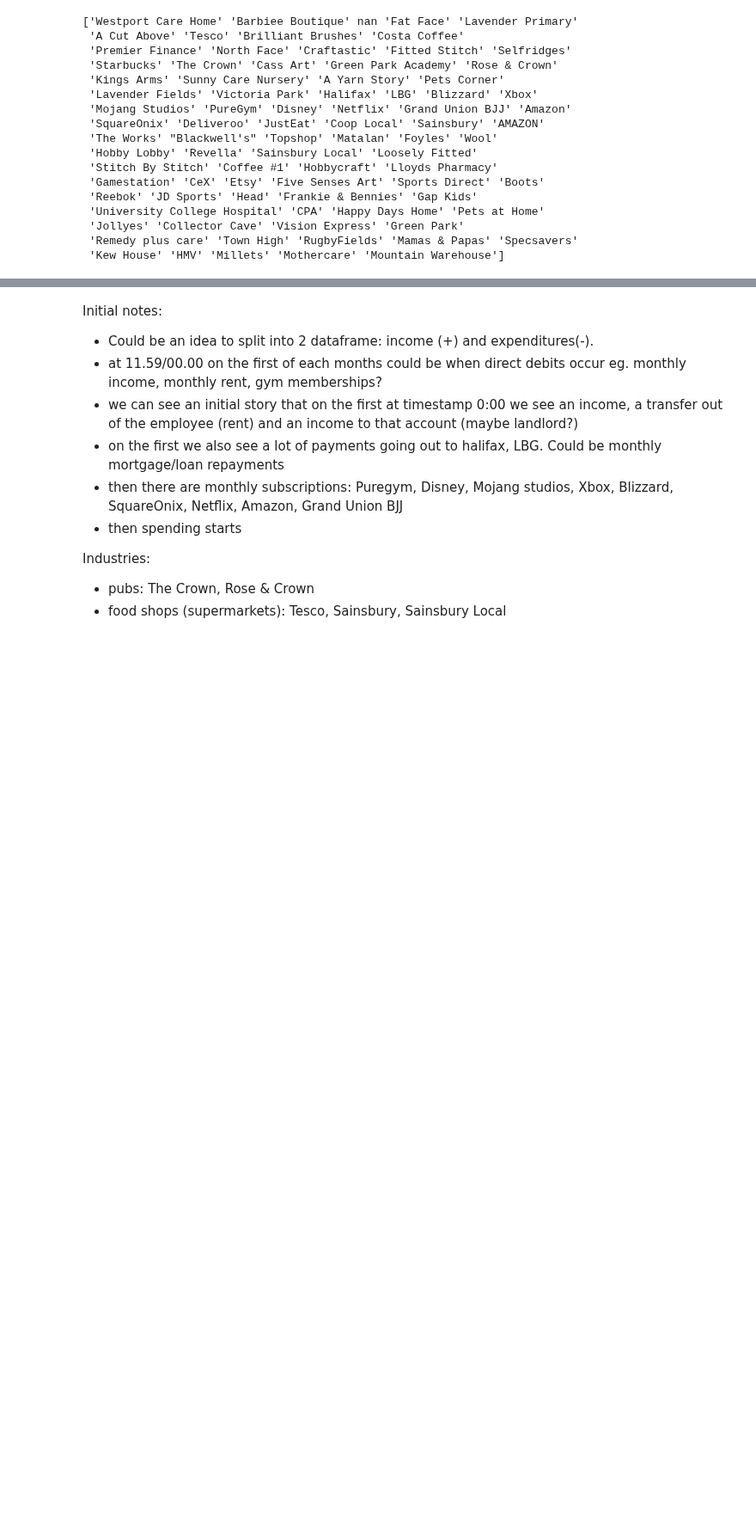
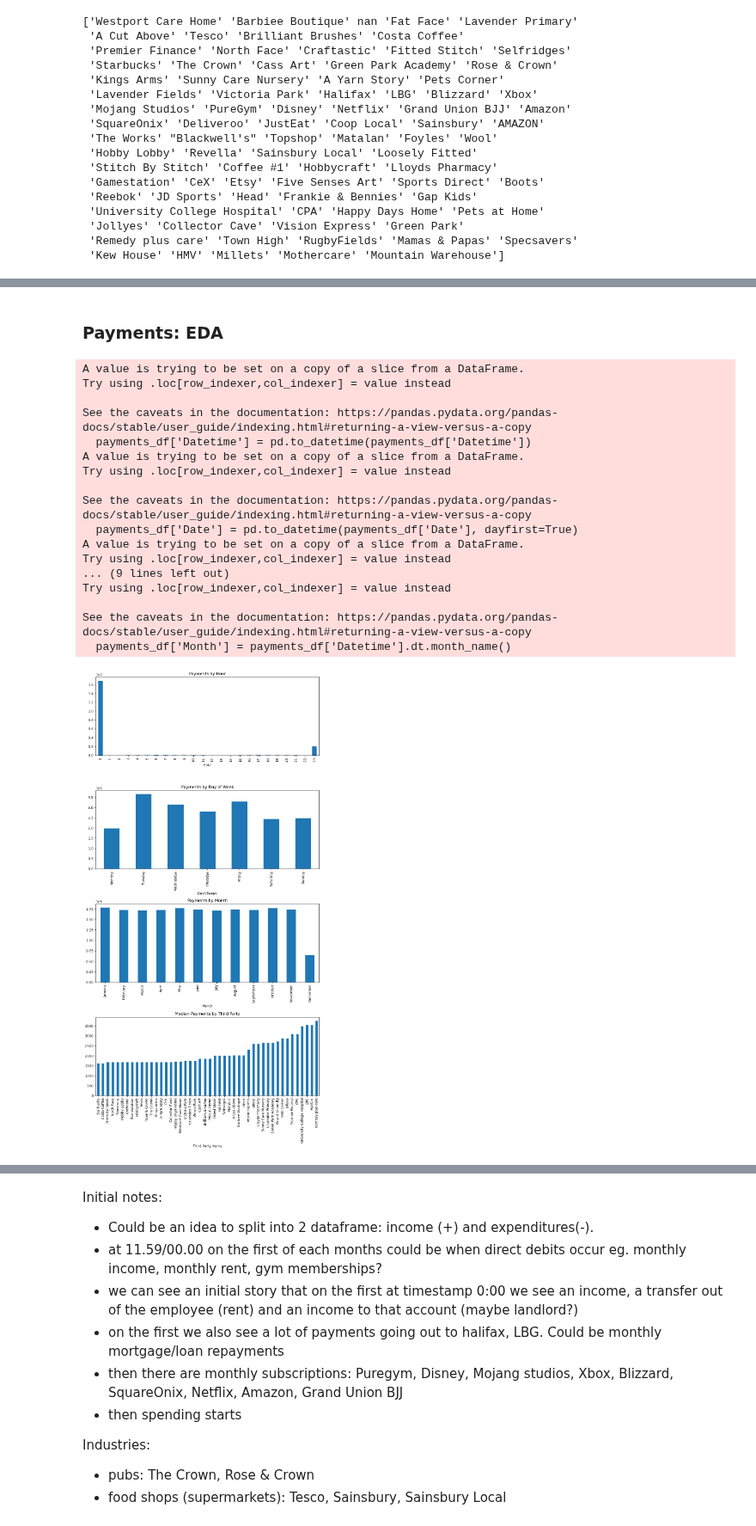
Before and after one commit to UoB-DSMP-2023-24/dsmp-2024-group27, a Jupyter notebook: Dataset2_EDA.ipynb, the cells around one changed output, grey strips where cells are left out. Shown at 86% size. Cells and saved outputs as stored; diff of their text form; code cells hidden in the pictures; blank space fills up the shorter version.

```diff
--- a/Dataset2_EDA.ipynb
+++ b/Dataset2_EDA.ipynb
@@ -271,0 +360,54 @@ len(unique_accounts)
+# %% [markdown]
+### Payments: EDA
+# %%
+# Ensure 'Datetime' is in the correct format for analysis
+payments_df['Datetime'] = pd.to_datetime(payments_df['Datetime'])
+payments_df['Date'] = pd.to_datetime(payments_df['Date'], dayfirst=True)
+payments_df['Hour'] = payments_df['Datetime'].dt.hour
+payments_df['DayOfWeek'] = payments_df['Datetime'].dt.day_name()
+payments_df['Month'] = payments_df['Datetime'].dt.month_name()
+
+# Conducting EDA with visualisations on the payments dataset
+
+# Payments by Hour
+payments_by_hour = payments_df.groupby('Hour')['Amount'].sum()
+
+# Payments by Day of the Week
+payments_by_day = payments_df.groupby('DayOfWeek')['Amount'].sum().reindex(["Monday", "Tuesday", "Wednesday", "Thursday", "Friday", "Saturday", "Sunday"])
+
+# Payments by Month
+payments_by_month = payments_df.groupby('Month')['Amount'].sum().reindex(["January", "February", "March", "April", "May", "June", "July", "August", "September", "October", "November", "December"])
+
+# Median Payments by Third Party
+median_payments_third_party = payments_df.groupby('Third Party Name')['Amount'].median().sort_values()
+
+
+# Visualising the analysis
+fig, axs = plt.subplots(4, 1, figsize=(10, 20))
+
+payments_by_hour.plot(kind='bar', ax=axs[0], title='Payments by Hour')
+payments_by_day.plot(kind='bar', ax=axs[1], title='Payments by Day of Week')
+payments_by_month.plot(kind='bar', ax=axs[2], title='Payments by Month')
+median_payments_third_party.plot(kind='bar', ax=axs[3], title='Median Payments by Third Party')
+
+plt.tight_layout()
+plt.show()
+# %% [output]
+A value is trying to be set on a copy of a slice from a DataFrame.
+Try using .loc[row_indexer,col_indexer] = value instead
+
+See the caveats in the documentation: https://pandas.pydata.org/pandas-docs/stable/user_guide/indexing.html#returning-a-view-versus-a-copy
+  payments_df['Datetime'] = pd.to_datetime(payments_df['Datetime'])
+A value is trying to be set on a copy of a slice from a DataFrame.
+Try using .loc[row_indexer,col_indexer] = value instead
+
+See the caveats in the documentation: https://pandas.pydata.org/pandas-docs/stable/user_guide/indexing.html#returning-a-view-versus-a-copy
+  payments_df['Date'] = pd.to_datetime(payments_df['Date'], dayfirst=True)
+A value is trying to be set on a copy of a slice from a DataFrame.
+Try using .loc[row_indexer,col_indexer] = value instead
+... (9 lines left out)
+Try using .loc[row_indexer,col_indexer] = value instead
+
+See the caveats in the documentation: https://pandas.pydata.org/pandas-docs/stable/user_guide/indexing.html#returning-a-view-versus-a-copy
+  payments_df['Month'] = payments_df['Datetime'].dt.month_name()
+[figure, added]
```
Also changed, not shown: parts of 15 cells of this notebook, 7 other files.
